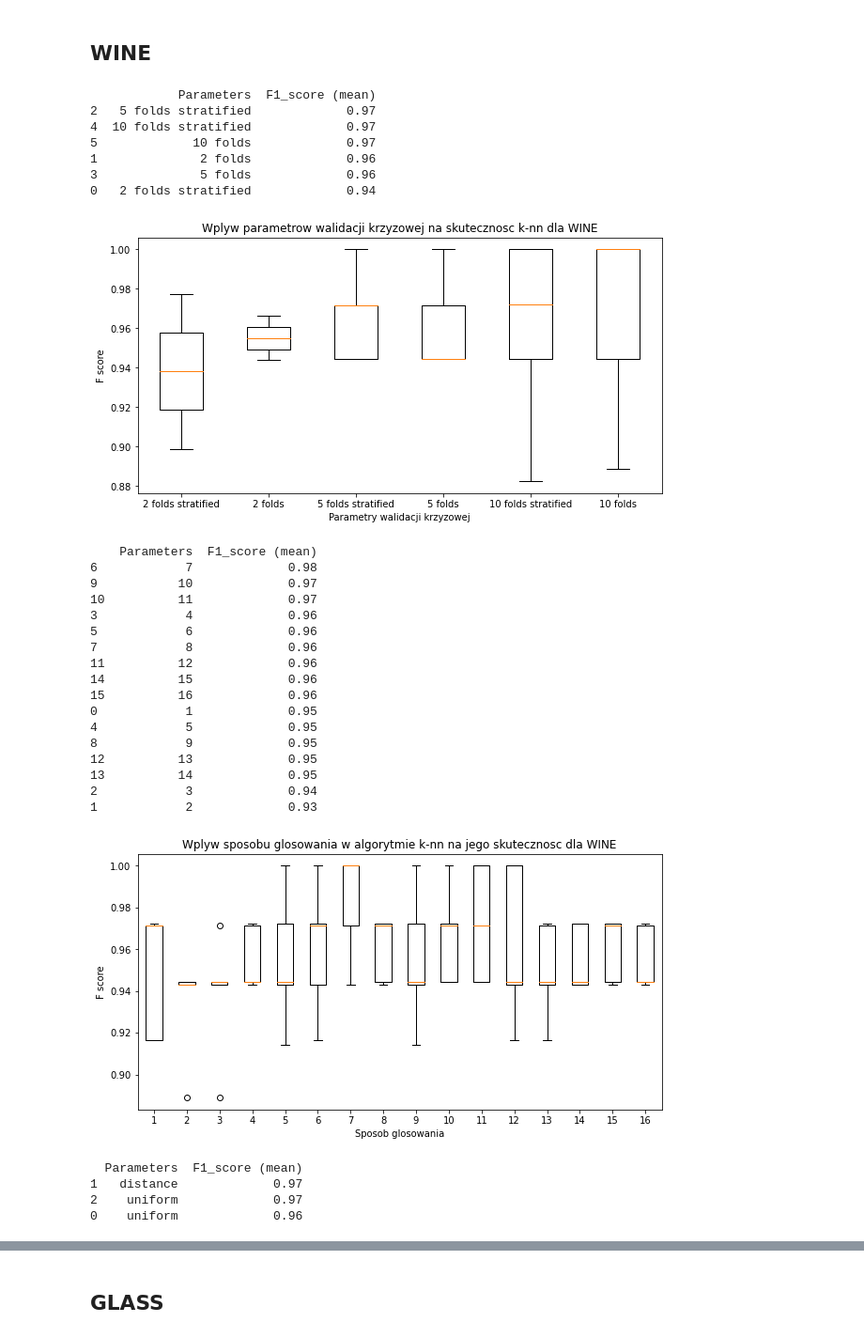
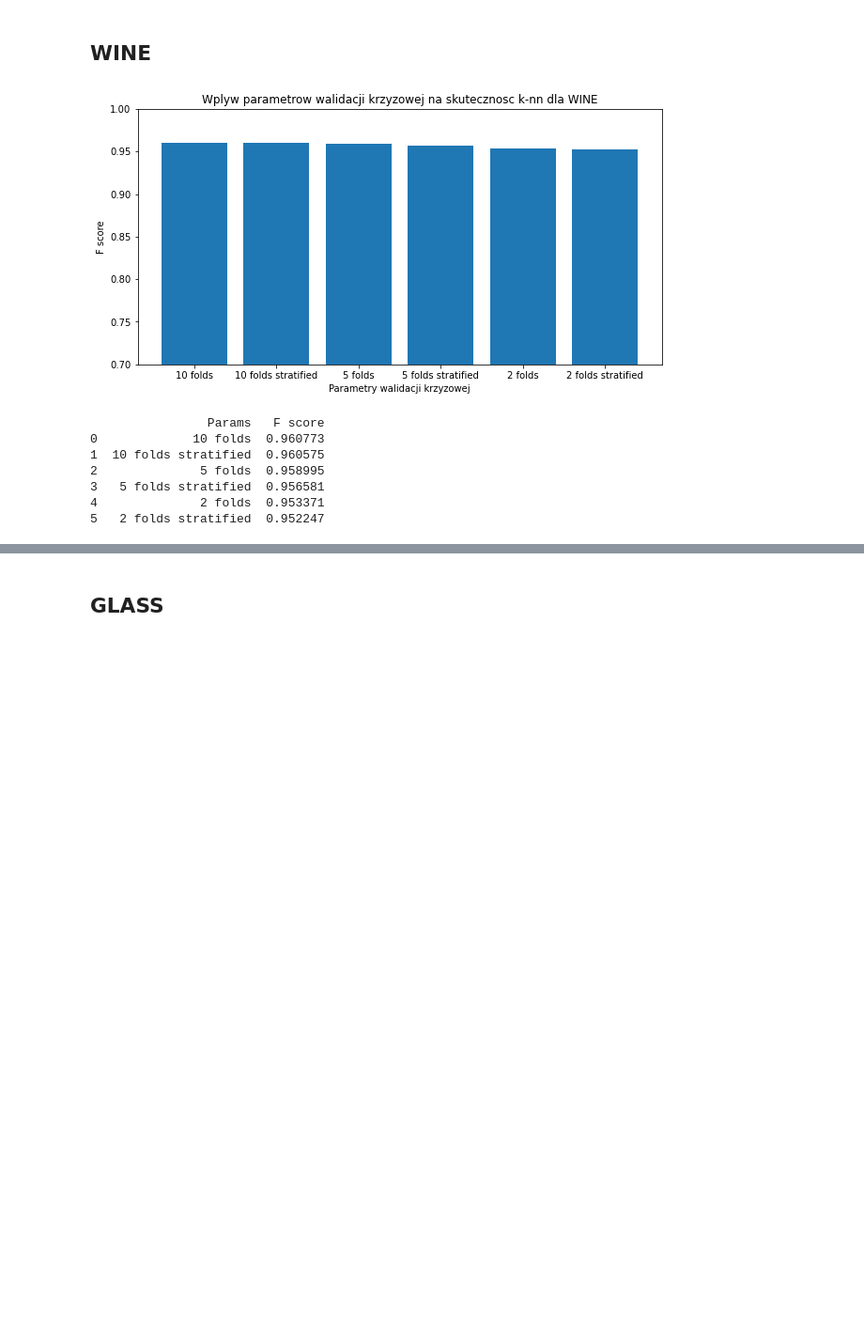
Before and after one commit to Robertpawelh/machine_learning_lab, a Jupyter notebook: Lab01.ipynb, the cells around one changed output, grey strips where cells are left out. Shown: that part at 94% size. Saved outputs shown, nothing was run; the diff lists cells and outputs as text; code cells hidden in the pictures; blank space fills up the shorter version.

```diff
--- a/Lab01.ipynb
+++ b/Lab01.ipynb
@@ -514,37 +358,12 @@ exp_metric_test('iris.csv', 'variety', title='IRIS', n_neighbors=5)
 ## WINE
 # %%
 exp_crossvalidation_test('wine.data', 'Class identifier', wine_col_names, title='WINE')
-exp_n_neighbors_test('wine.data', 'Class identifier', wine_col_names, title='WINE')
-exp_voting_test('wine.data', 'Class identifier', wine_col_names, title='WINE', n_neighbors=5)
-exp_metric_test('wine.data', 'Class identifier', wine_col_names, title='WINE', n_neighbors=5)
 # %% [output]
+[figure, new version]
-            Parameters  F1_score (mean)
-2   5 folds stratified             0.97
-4  10 folds stratified             0.97
-5             10 folds             0.97
-1              2 folds             0.96
-3              5 folds             0.96
-0   2 folds stratified             0.94
+                Params   F score
+0             10 folds  0.960773
+1  10 folds stratified  0.960575
+2              5 folds  0.958995
+3   5 folds stratified  0.956581
+4              2 folds  0.953371
+5   2 folds stratified  0.952247
-[figure, old version]
-    Parameters  F1_score (mean)
-6            7             0.98
-9           10             0.97
-10          11             0.97
-3            4             0.96
-5            6             0.96
-7            8             0.96
-11          12             0.96
-14          15             0.96
-15          16             0.96
-0            1             0.95
-4            5             0.95
-8            9             0.95
-12          13             0.95
-13          14             0.95
-2            3             0.94
-1            2             0.93
-[figure, removed]
-  Parameters  F1_score (mean)
-1   distance             0.97
-2    uniform             0.97
-0    uniform             0.96
```
Also changed, not shown: parts of 34 cells of this notebook.
